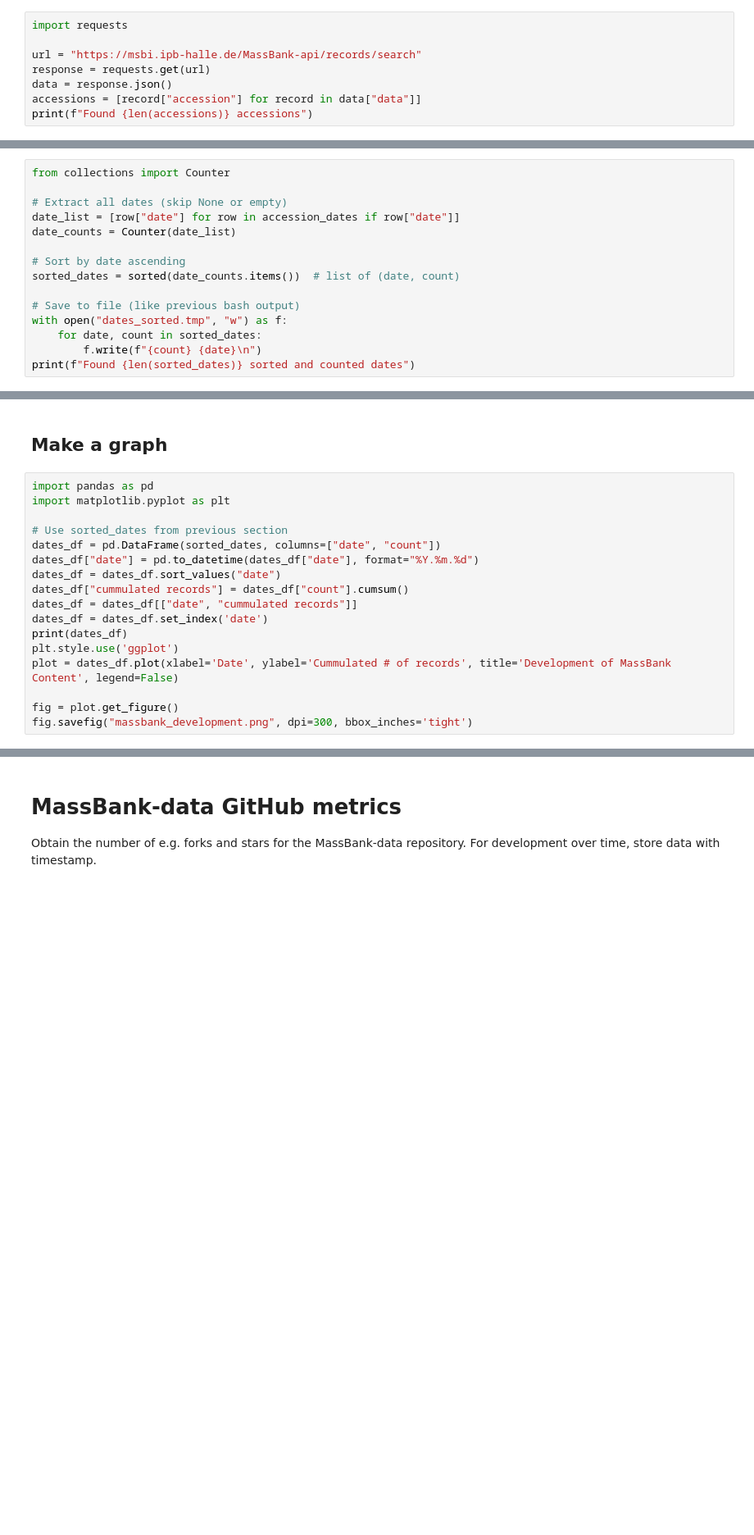
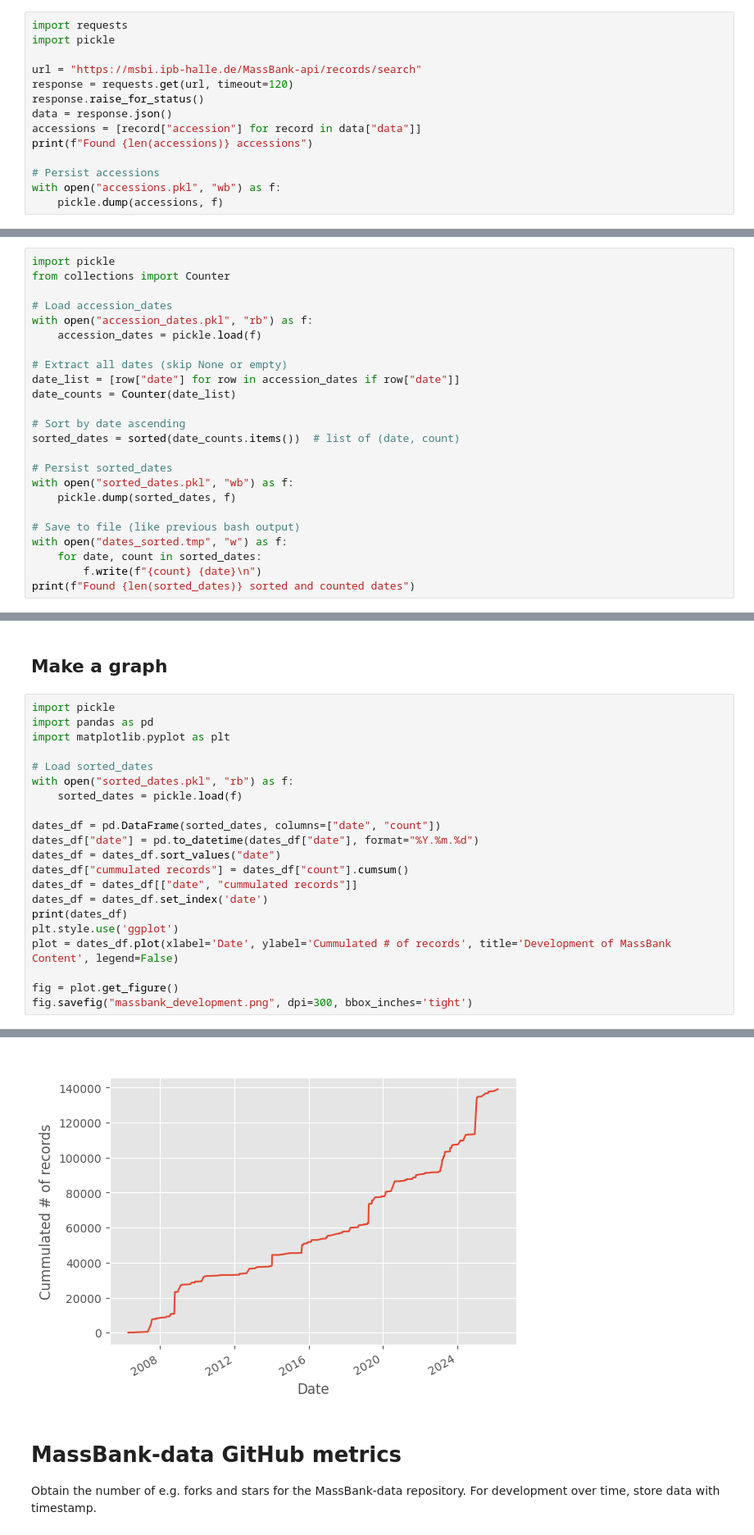
Before and after one commit to MassBank/MassBank-analytics, a Jupyter notebook: record_grow.ipynb, the cells around one changed output, grey strips where cells are left out. Shown at 82% size. Drawn from its saved outputs; the diff is of its cells as text; blank space fills up the shorter version.

```diff
--- a/record_grow.ipynb
+++ b/record_grow.ipynb
@@ -4,9 +4,15 @@
 ## Get all accessions from MassBank endpoint
 # %%
 import requests
+import pickle
 
 url = "https://msbi.ipb-halle.de/MassBank-api/records/search"
-response = requests.get(url)
+response = requests.get(url, timeout=120)
+response.raise_for_status()
 data = response.json()
 accessions = [record["accession"] for record in data["data"]]
 print(f"Found {len(accessions)} accessions")
+
+# Persist accessions
+with open("accessions.pkl", "wb") as f:
+    pickle.dump(accessions, f)
@@ -67,7 +100,12 @@ print(f"Done: {len(accession_dates)} records saved to accession_dates.csv.")
 # %% [markdown]
 ## Sort and count dates
 # %%
+import pickle
 from collections import Counter
+
+# Load accession_dates
+with open("accession_dates.pkl", "rb") as f:
+    accession_dates = pickle.load(f)
 
 # Extract all dates (skip None or empty)
 date_list = [row["date"] for row in accession_dates if row["date"]]
@@ -76,6 +114,10 @@ date_counts = Counter(date_list)
 # Sort by date ascending
 sorted_dates = sorted(date_counts.items())  # list of (date, count)
 
+# Persist sorted_dates
+with open("sorted_dates.pkl", "wb") as f:
+    pickle.dump(sorted_dates, f)
+
 # Save to file (like previous bash output)
 with open("dates_sorted.tmp", "w") as f:
     for date, count in sorted_dates:
@@ -84,10 +128,14 @@ print(f"Found {len(sorted_dates)} sorted and counted dates")
 # %% [markdown]
 ## Make a graph
 # %%
+import pickle
 import pandas as pd
 import matplotlib.pyplot as plt
 
-# Use sorted_dates from previous section
+# Load sorted_dates
+with open("sorted_dates.pkl", "rb") as f:
+    sorted_dates = pickle.load(f)
+
 dates_df = pd.DataFrame(sorted_dates, columns=["date", "count"])
 dates_df["date"] = pd.to_datetime(dates_df["date"], format="%Y.%m.%d")
 dates_df = dates_df.sort_values("date")
@@ -100,3 +148,4 @@ plot = dates_df.plot(xlabel='Date', ylabel='Cummulated # of records', title='Dev
 
 fig = plot.get_figure()
 fig.savefig("massbank_development.png", dpi=300, bbox_inches='tight')
+# %% [output]
@@ -103,3 +167,4 @@ fig.savefig("massbank_development.png", dpi=300, bbox_inches='tight')
+[figure, added]
 # %% [markdown]
 # MassBank-data GitHub metrics
 Obtain the number of e.g. forks and stars for the MassBank-data repository. For development over time, store data with timestamp.
```
Also changed, not shown: parts of 4 cells of this notebook.
